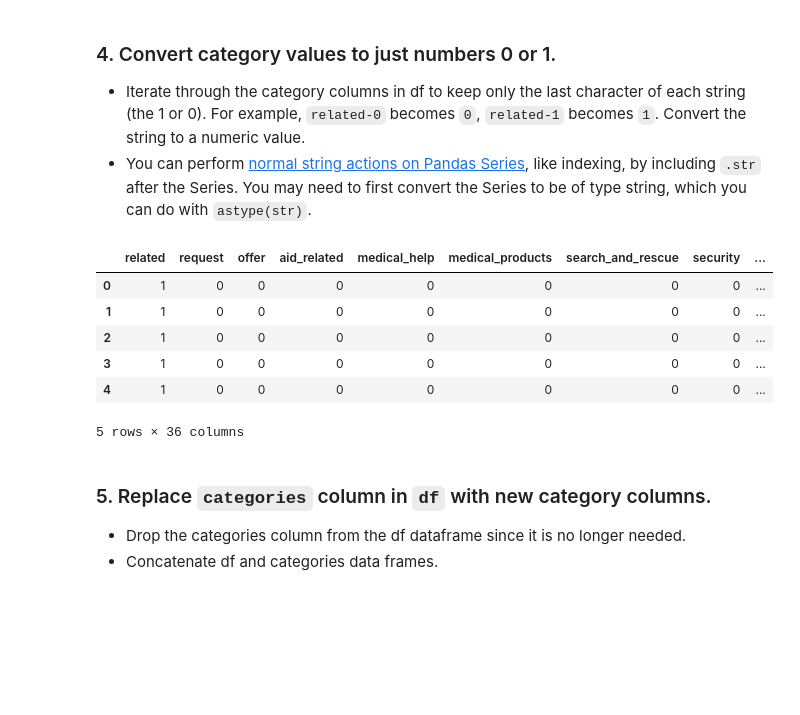
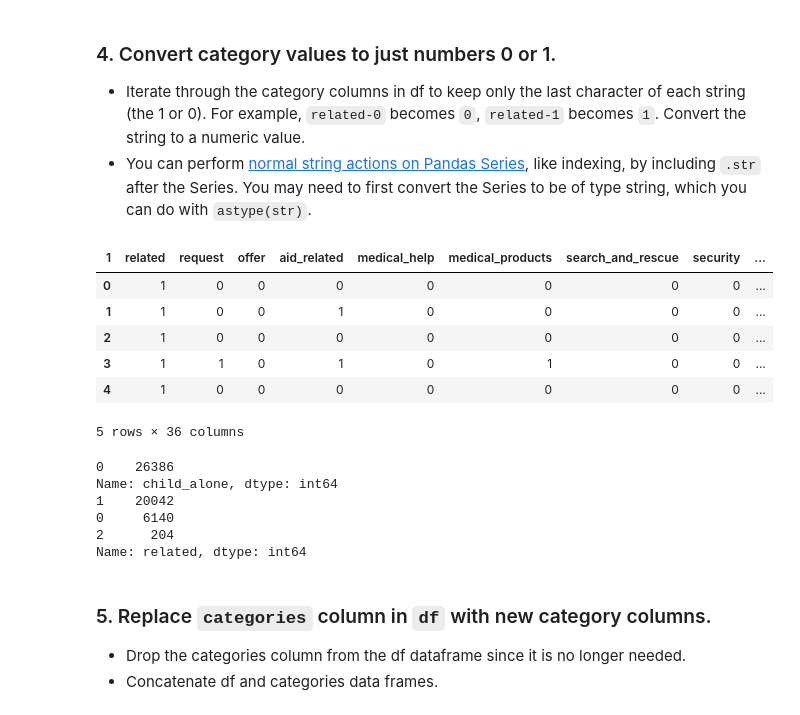
Before and after one commit to Sarah906/Disaster-Response-Pipelines, a Jupyter notebook: 1 ETL Pipeline Preparation.ipynb, the cells around one changed output. Drawn from its saved outputs; the diff is of its cells as text; code cells hidden in the pictures; blank space fills up the shorter version.

```diff
--- a/1 ETL Pipeline Preparation.ipynb
+++ b/1 ETL Pipeline Preparation.ipynb
@@ -11,7 +11,7 @@ import pandas as pd
 from sqlalchemy import create_engine
 # %%
 # load messages dataset
-messages = pd.read_csv('disaster_messages.csv')
+messages = pd.read_csv('./data/disaster_messages.csv')
 messages.head()
 # %% [output]
 |  | id | message | original | genre |
@@ -22,7 +22,7 @@ messages.head()
 | 4 | 12 | says: west side of Haiti, rest of... | facade ouest d Haiti et le reste ... | direct |
 # %%
 # load categories dataset
-categories = pd.read_csv('disaster_categories.csv')
+categories = pd.read_csv('./data/disaster_categories.csv')
 categories.head()
 # %% [output]
 |  | id | categories |
@@ -42,7 +42,7 @@ messages.shape , categories.shape
 - Assign this combined dataset to `df`, which will be cleaned in the following steps
 # %%
 # merge datasets
-df = pd.merge(messages,categories)
+df = pd.merge(messages,categories , on='id')
 df.head()
 # %% [output]
 |  | id | message | original | genre | categories |
@@ -70,7 +70,7 @@ categories.head()
 5 rows × 36 columns
 # %%
 # select the first row of the categories dataframe
-row = categories[:1]
+row = categories.iloc[[1]]
 
 # use this row to extract a list of new column names for categories.
 # one way is to apply a lambda function that takes everything
@@ -110,20 +110,30 @@ categories.head()
 # %%
 for column in categories:
     for i in list(range(26386)):
     # set each value to be the last character of the string
-        categories[column] = categories[column].values[i][-1]
+        categories[column] = categories[column].astype(str).str[-1:]
 
     # convert column from string to numeric
     categories[column] = pd.to_numeric(categories[column])
 categories.head()
 # %% [output]
-|  | related | request | offer | aid_related | medical_help | medical_products | search_and_rescue | security | ... |
+| 1 | related | request | offer | aid_related | medical_help | medical_products | search_and_rescue | security | ... |
 | 0 | 1 | 0 | 0 | 0 | 0 | 0 | 0 | 0 | ... |
-| 1 | 1 | 0 | 0 | 0 | 0 | 0 | 0 | 0 | ... |
+| 1 | 1 | 0 | 0 | 1 | 0 | 0 | 0 | 0 | ... |
 | 2 | 1 | 0 | 0 | 0 | 0 | 0 | 0 | 0 | ... |
-| 3 | 1 | 0 | 0 | 0 | 0 | 0 | 0 | 0 | ... |
+| 3 | 1 | 1 | 0 | 1 | 0 | 1 | 0 | 0 | ... |
 | 4 | 1 | 0 | 0 | 0 | 0 | 0 | 0 | 0 | ... |
 5 rows × 36 columns
+# %%
+print(categories['child_alone'].value_counts())
+print(categories['related'].value_counts())
+# %% [output]
+0    26386
+Name: child_alone, dtype: int64
+1    20042
+0     6140
+2      204
+Name: related, dtype: int64
 # %% [markdown]
 ### 5. Replace `categories` column in `df` with new category columns.
 - Drop the categories column from the df dataframe since it is no longer needed.
```
Also changed, not shown: parts of 6 cells of this notebook, 8 other files.
